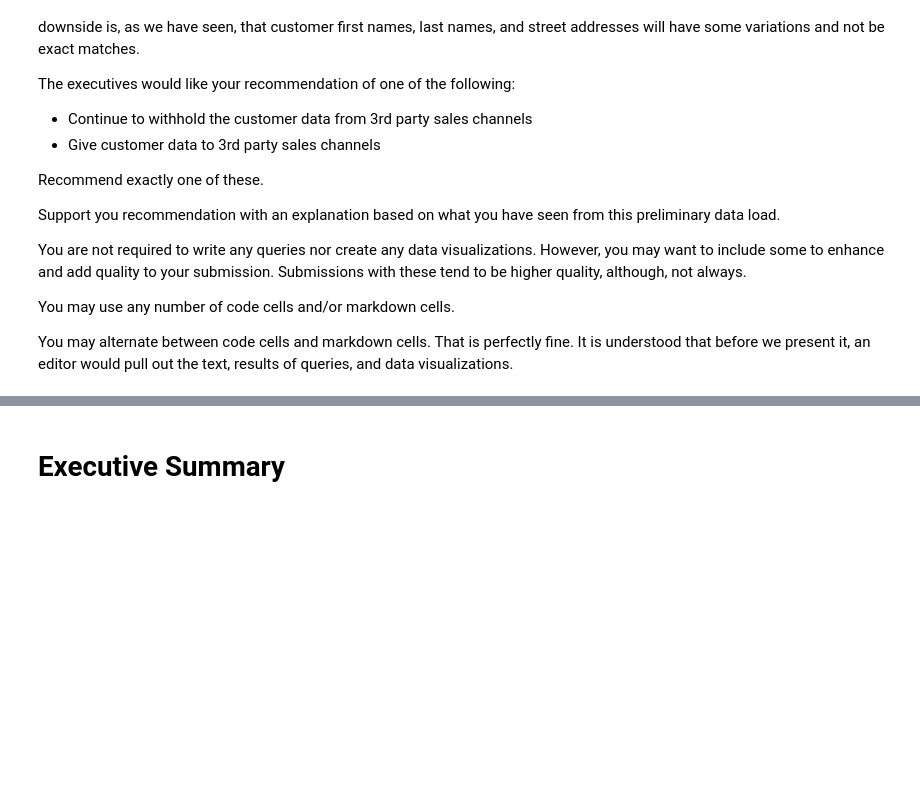
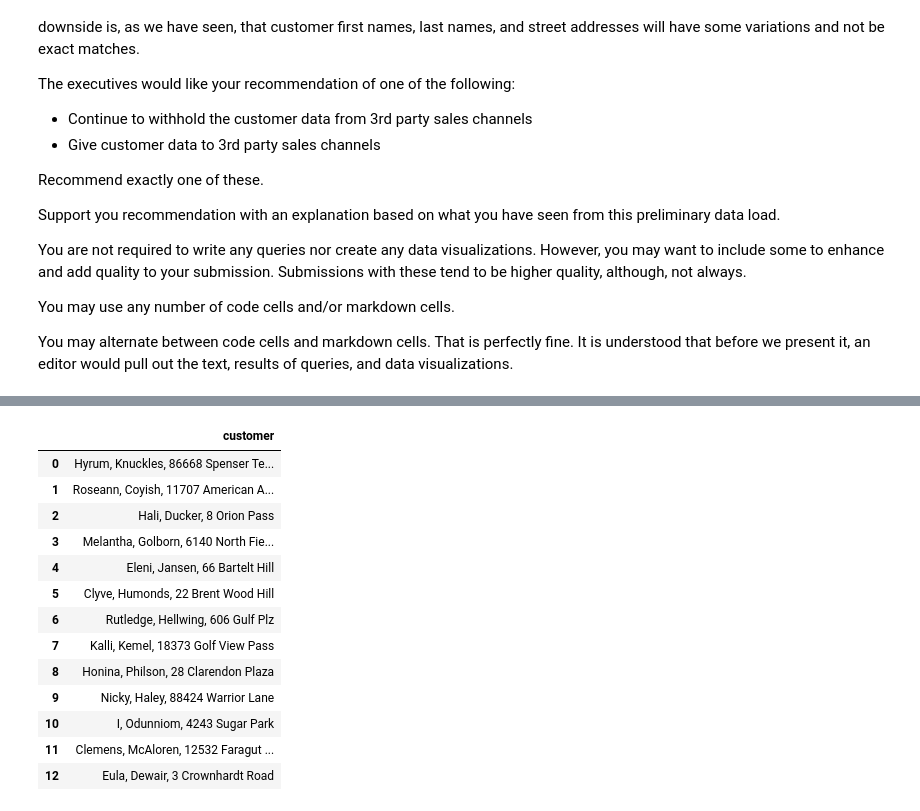
Before and after one commit to morinlandon12/ucb_mids_w205_project_2, a Jupyter notebook: project_2_5.ipynb, the cells around one changed output, grey strips where cells are left out. Drawn from its saved outputs; the diff is of its cells as text; code cells hidden in the pictures; blank space fills up the shorter version.

```diff
--- a/project_2_5.ipynb
+++ b/project_2_5.ipynb
@@ -276,2 +284,16 @@ Levenshtein Distance Street: 0
-# %% [markdown]
-# Executive Summary
+# %%
+rollback_before_flag = True
+rollback_after_flag = True
+
+query = """
+
+select *
+from stage_1_peak_customers
+where (first_name, last_name, street) not in (select first_name, last_name, street from customers)
+order by stage_id
+
+
+
+"""
+
+nonmatch = my_select_query_pandas(query, rollback_before_flag, rollback_after_flag)
@@ -277,0 +318,20 @@ Levenshtein Distance Street: 0
+# %%
+dfp = pd.DataFrame({'customer':[]})
+dfp['customer'] = nonmatch['first_name']+', '+nonmatch['last_name']+", "+nonmatch['street']
+# %%
+dfp
+# %% [output]
+|  | customer |
+| 0 | Hyrum, Knuckles, 86668 Spenser Te... |
+| 1 | Roseann, Coyish, 11707 American A... |
+| 2 | Hali, Ducker, 8 Orion Pass |
+| 3 | Melantha, Golborn, 6140 North Fie... |
+| 4 | Eleni, Jansen, 66 Bartelt Hill |
+| 5 | Clyve, Humonds, 22 Brent Wood Hill |
+| 6 | Rutledge, Hellwing, 606 Gulf Plz |
+| 7 | Kalli, Kemel, 18373 Golf View Pass |
+| 8 | Honina, Philson, 28 Clarendon Plaza |
+| 9 | Nicky, Haley, 88424 Warrior Lane |
+| 10 | I, Odunniom, 4243 Sugar Park |
+| 11 | Clemens, McAloren, 12532 Faragut ... |
+| 12 | Eula, Dewair, 3 Crownhardt Road |
```
Also changed, not shown: parts of 9 cells of this notebook, 1 other file.
